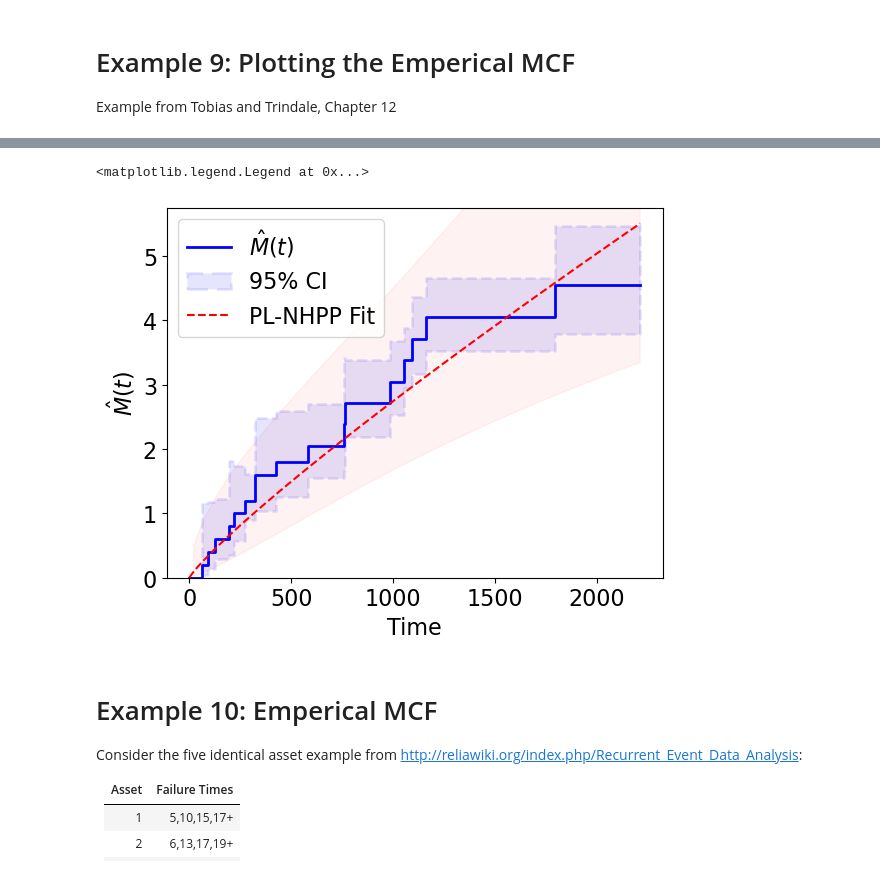
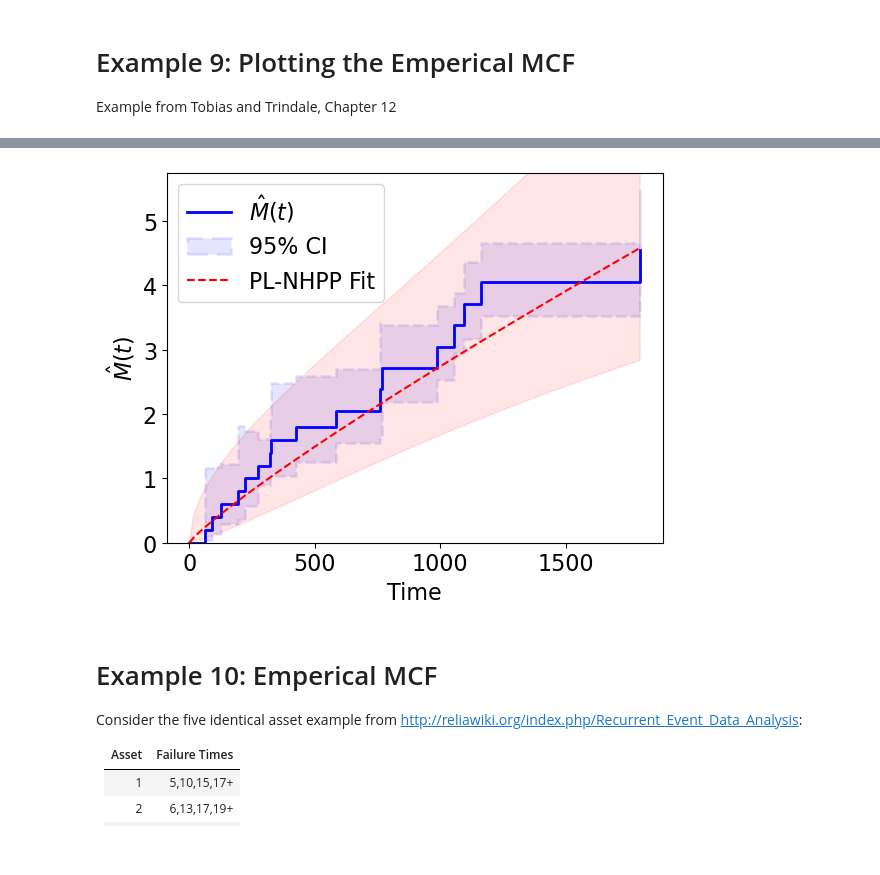
Before and after one commit to cholette/reliability, a Jupyter notebook: Python/reliabilty_and_mle_examples.ipynb, the cells around one changed output, grey strips where cells are left out. Saved outputs shown, nothing was run; the diff lists cells and outputs as text; code cells hidden in the pictures.

```diff
--- a/Python/reliabilty_and_mle_examples.ipynb
+++ b/Python/reliabilty_and_mle_examples.ipynb
@@ -262,9 +262,9 @@ p_hat,p_ci,p_cov = crow.fit(failures,truncation_times=suspension_times)
 crow.parameters = p_hat
 
 
-t = np.linspace(0,t[-1],100)
-ML,MU = crow.mcf_confidence_interval(t,p_cov,kind="time")
+t = np.linspace(t[0],t[-1],100)
+ML_fit,MU_fit = crow.mcf_confidence_interval(t,p_cov,kind="time")
 a.plot(t,crow.cumulative_intensity(t),label='PL-NHPP Fit',color='red',linestyle='--')
-a.fill_between(t,ML,MU,alpha=0.05,color='red')
+a.fill_between(t,ML_fit,MU_fit,alpha=0.1,color='red')
 plt.legend()
 # %% [output]
@@ -272,5 +272,4 @@ Warning: inserting nan for t==0 since logM(t) is undefined.
-<matplotlib.legend.Legend at 0x...>
-[figure, old version]
+[figure, new version]
 # %% [markdown]
 # Example 10: Emperical MCF
 Consider the five identical asset example from http://reliawiki.org/index.php/Recurrent_Event_Data_Analysis:
```
Also changed, not shown: parts of 8 cells of this notebook, 1 other file.
